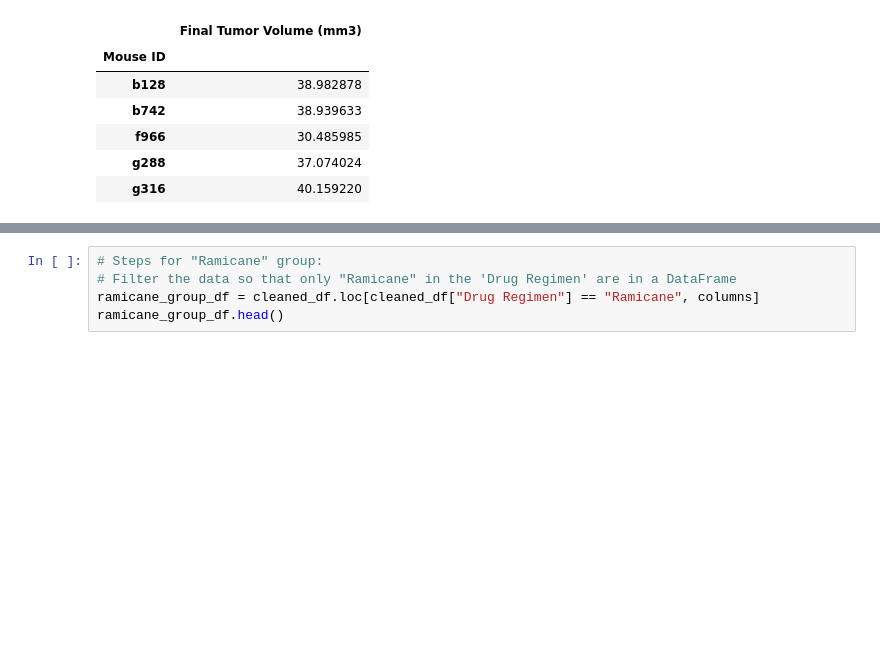
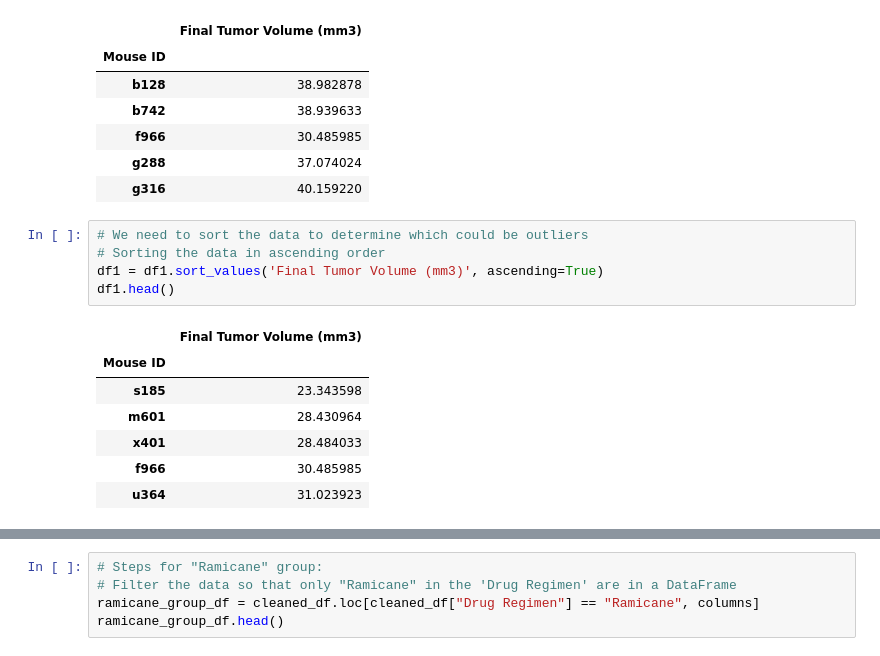
Before and after one commit to uzmabb182/Matplotlib-Assignment, a Jupyter notebook: pymaceuticals_starter_homework.ipynb, the cells around one changed output, grey strips where cells are left out. Cells and saved outputs as stored; diff of their text form; blank space fills up the shorter version.

```diff
--- a/pymaceuticals_starter_homework.ipynb
+++ b/pymaceuticals_starter_homework.ipynb
@@ -628,3 +628,16 @@ df1.head()
 | f966 | 30.485985 |
 | g288 | 37.074024 |
 | g316 | 40.159220 |
+# %%
+# We need to sort the data to determine which could be outliers
+# Sorting the data in ascending order
+df1 = df1.sort_values('Final Tumor Volume (mm3)', ascending=True)
+df1.head()
+# %% [output]
+|  | Final Tumor Volume (mm3) |
+| Mouse ID |  |
+| s185 | 23.343598 |
+| m601 | 28.430964 |
+| x401 | 28.484033 |
+| f966 | 30.485985 |
+| u364 | 31.023923 |
```
Also changed, not shown: parts of 21 cells of this notebook.
